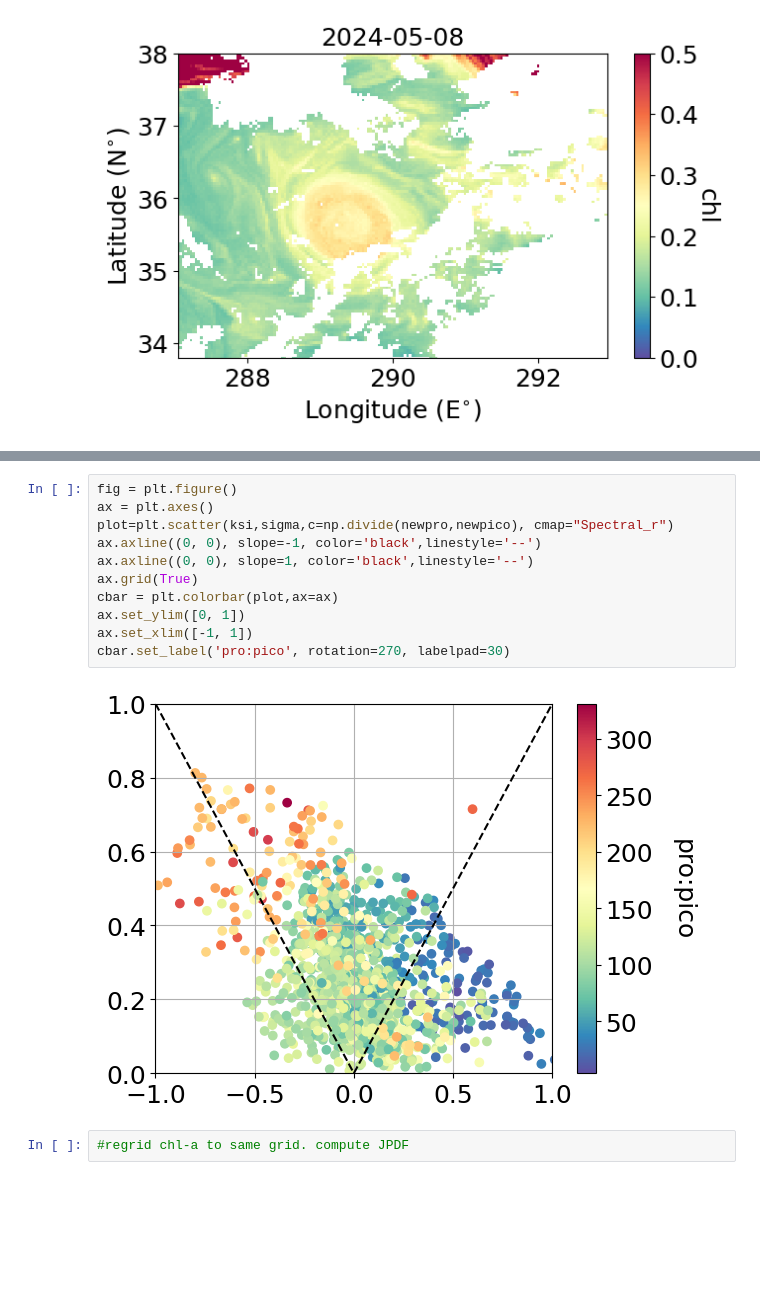
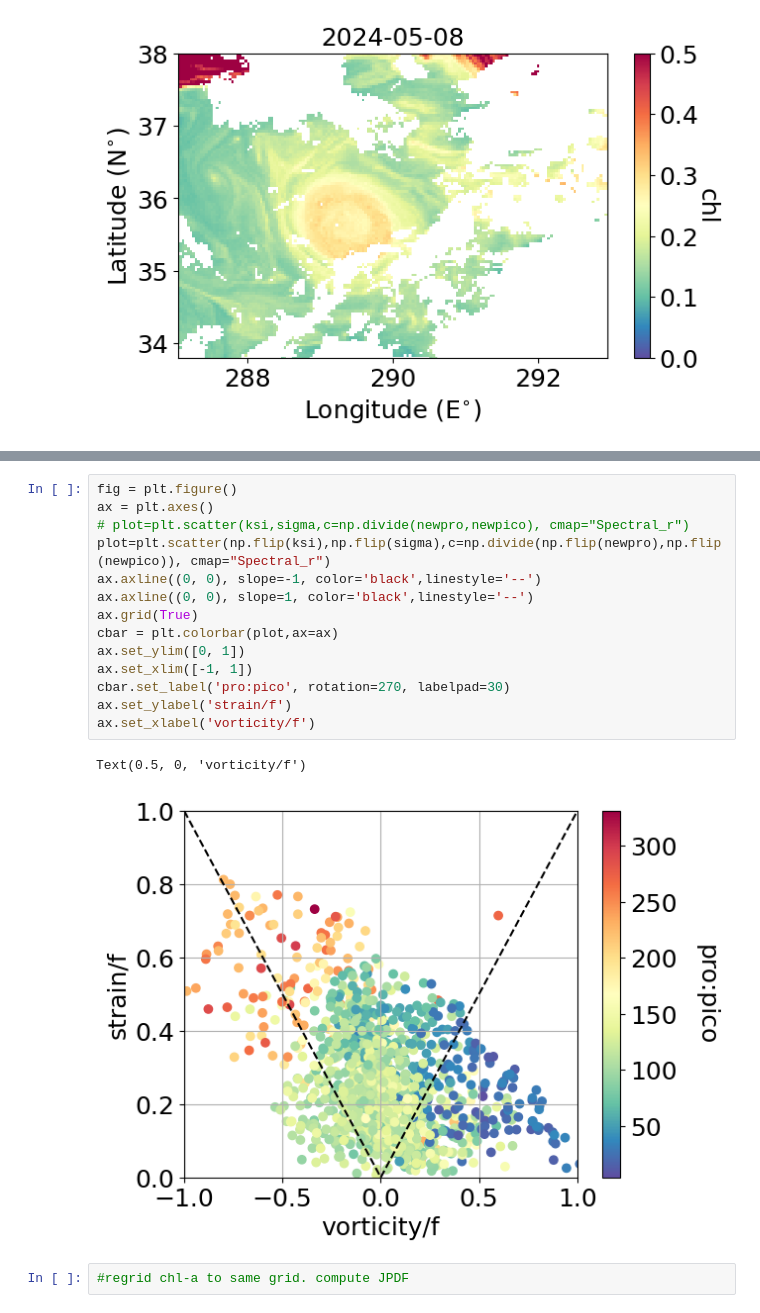
Before and after one commit to mcornec/GO-SWACE, a Jupyter notebook: compute_vorticity_strain.ipynb, the cells around one changed output, grey strips where cells are left out. Drawn from its saved outputs; the diff is of its cells as text; blank space fills up the shorter version.

```diff
--- a/compute_vorticity_strain.ipynb
+++ b/compute_vorticity_strain.ipynb
@@ -472,16 +485,20 @@ cbar.set_label('pro:syn', rotation=270, labelpad=30)
 # %%
 fig = plt.figure()
 ax = plt.axes()
-plot=plt.scatter(ksi,sigma,c=np.divide(newpro,newpico), cmap="Spectral_r")
+# plot=plt.scatter(ksi,sigma,c=np.divide(newpro,newpico), cmap="Spectral_r")
+plot=plt.scatter(np.flip(ksi),np.flip(sigma),c=np.divide(np.flip(newpro),np.flip(newpico)), cmap="Spectral_r")
 ax.axline((0, 0), slope=-1, color='black',linestyle='--')
 ax.axline((0, 0), slope=1, color='black',linestyle='--')
 ax.grid(True)
 cbar = plt.colorbar(plot,ax=ax)
 ax.set_ylim([0, 1])
 ax.set_xlim([-1, 1])
 cbar.set_label('pro:pico', rotation=270, labelpad=30)
+ax.set_ylabel('strain/f')
+ax.set_xlabel('vorticity/f')
 # %% [output]
+Text(0.5, 0, 'vorticity/f')
-[figure, old version]
+[figure, new version]
 # %%
 #regrid chl-a to same grid. compute JPDF
 # %%
```
Also changed, not shown: parts of 5 cells of this notebook.
